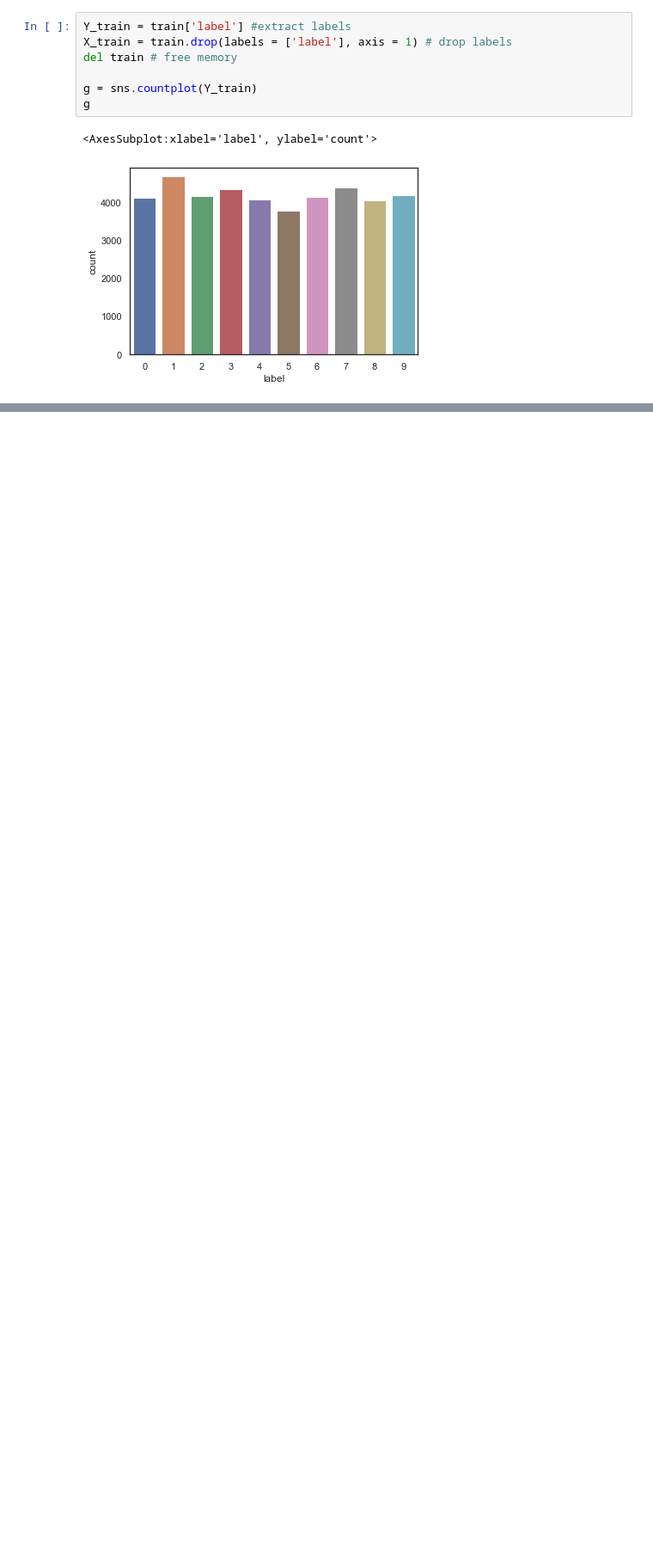
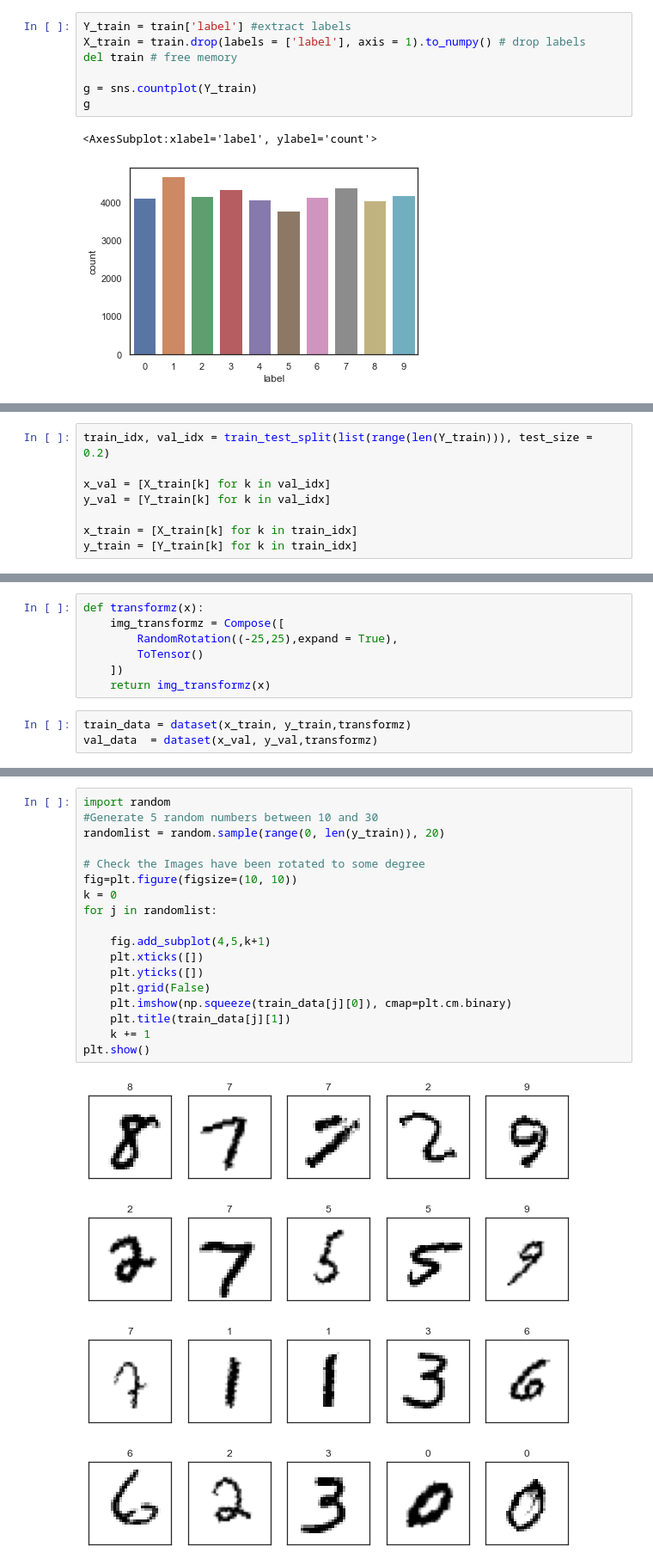
Before and after one commit to jarrydharris/digitRec, a Jupyter notebook: mnist-cnn-v1.ipynb, the cells around one changed output, grey strips where cells are left out. Shown at 86% size. Drawn from its saved outputs; the diff is of its cells as text; blank space fills up the shorter version.

```diff
--- a/mnist-cnn-v1.ipynb
+++ b/mnist-cnn-v1.ipynb
@@ -52,6 +88,6 @@ dtype: object
 # %%
 Y_train = train['label'] #extract labels
-X_train = train.drop(labels = ['label'], axis = 1) # drop labels
+X_train = train.drop(labels = ['label'], axis = 1).to_numpy() # drop labels
 del train # free memory
 
 g = sns.countplot(Y_train)
@@ -61,0 +100,8 @@ g
+# %%
+train_idx, val_idx = train_test_split(list(range(len(Y_train))), test_size = 0.2)
+
+x_val = [X_train[k] for k in val_idx]
+y_val = [Y_train[k] for k in val_idx]
+
+x_train = [X_train[k] for k in train_idx]
+y_train = [Y_train[k] for k in train_idx]
@@ -61,0 +129,10 @@ g
+# %%
+def transformz(x):
+    img_transformz = Compose([
+        RandomRotation((-25,25),expand = True),
+        ToTensor()
+    ])
+    return img_transformz(x)
+# %%
+train_data = dataset(x_train, y_train,transformz)
+val_data  = dataset(x_val, y_val,transformz)
@@ -61,0 +141,20 @@ g
+# %%
+import random
+#Generate 5 random numbers between 10 and 30
+randomlist = random.sample(range(0, len(y_train)), 20)
+
+# Check the Images have been rotated to some degree
+fig=plt.figure(figsize=(10, 10))
+k = 0
+for j in randomlist:
+
+    fig.add_subplot(4,5,k+1)
+    plt.xticks([])
+    plt.yticks([])
+    plt.grid(False)
+    plt.imshow(np.squeeze(train_data[j][0]), cmap=plt.cm.binary)
+    plt.title(train_data[j][1])
+    k += 1
+plt.show()
+# %% [output]
+[figure, added]
```
Also changed, not shown: parts of 12 cells of this notebook.
